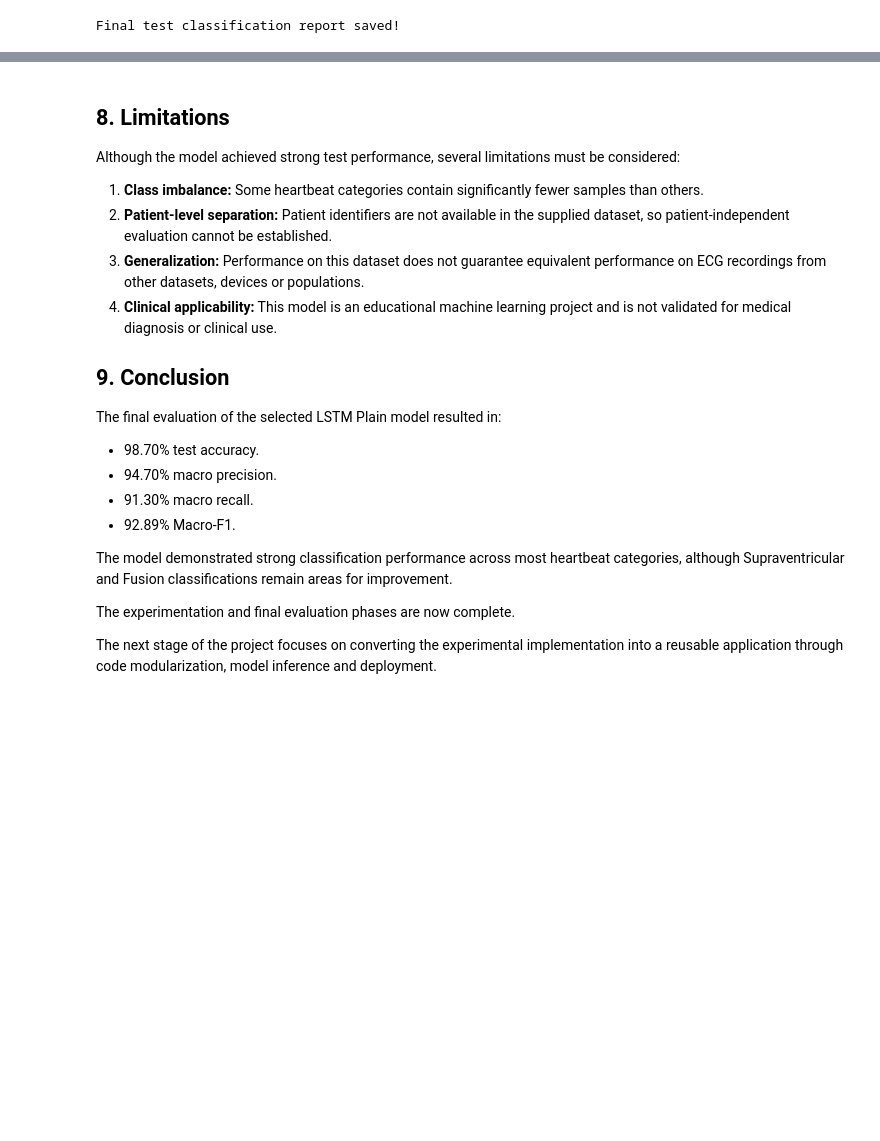
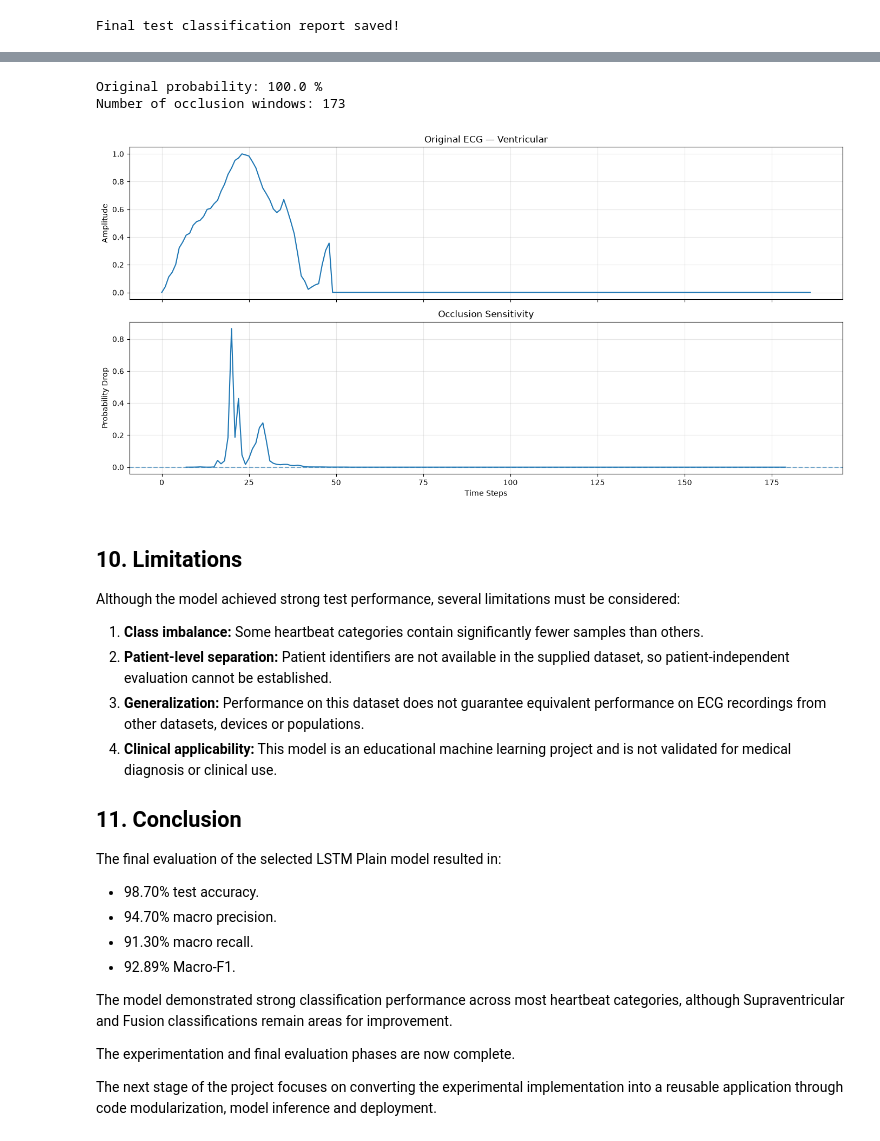
Before and after one commit to ashit0907/ecg-arrhythmia-classification, a Jupyter notebook: notebooks/final_test_evaluation.ipynb, the cells around one changed output, grey strips where cells are left out. Cells and saved outputs as stored; diff of their text form; code cells hidden in the pictures; blank space fills up the shorter version.

```diff
--- a/notebooks/final_test_evaluation.ipynb
+++ b/notebooks/final_test_evaluation.ipynb
@@ -402,5 +661,44 @@ cm_df.to_csv(
+# %%
+target_class = y_pred[sample_idx]
+
+original_prob, occlusion_scores = calculate_occlusion(
+    model=lstm_model,
+    signal=sample_signal,
+    target_class=target_class,
+    device=device
+)
+
+print("Original probability:", round(original_prob * 100, 2), "%")
+print("Number of occlusion windows:", len(occlusion_scores))
+# %% [output]
+Original probability: 100.0 %
+Number of occlusion windows: 173
+# %%
+signal = np.squeeze(sample_signal)
+
+window_size = 15
+positions = np.arange(len(occlusion_scores)) + window_size // 2
+
+fig, axes = plt.subplots(2, 1, figsize=(14, 7), sharex=True)
+
+axes[0].plot(signal, linewidth=1.5)
+axes[0].set_title("Original ECG — Ventricular")
+axes[0].set_ylabel("Amplitude")
+axes[0].grid(alpha=0.3)
+
+axes[1].plot(positions, occlusion_scores, linewidth=1.5)
+axes[1].axhline(0, linestyle="--", alpha=0.6)
+axes[1].set_title("Occlusion Sensitivity")
+axes[1].set_xlabel("Time Steps")
+axes[1].set_ylabel("Probability Drop")
+axes[1].grid(alpha=0.3)
+
+plt.tight_layout()
+plt.show()
+# %% [output]
+[figure, added]
 # %% [markdown]
-## 8. Limitations
+## 10. Limitations
 
 Although the model achieved strong test performance, several limitations must be considered:
 
@@ -409,7 +707,7 @@ Although the model achieved strong test performance, several limitations must be
 3. **Generalization:** Performance on this dataset does not guarantee equivalent performance on ECG recordings from other datasets, devices or populations.
 4. **Clinical applicability:** This model is an educational machine learning project and is not validated for medical diagnosis or clinical use.
 
-## 9. Conclusion
+## 11. Conclusion
 
 The final evaluation of the selected LSTM Plain model resulted in:
 
```
Also changed, not shown: parts of 19 cells of this notebook, 12 other files.
